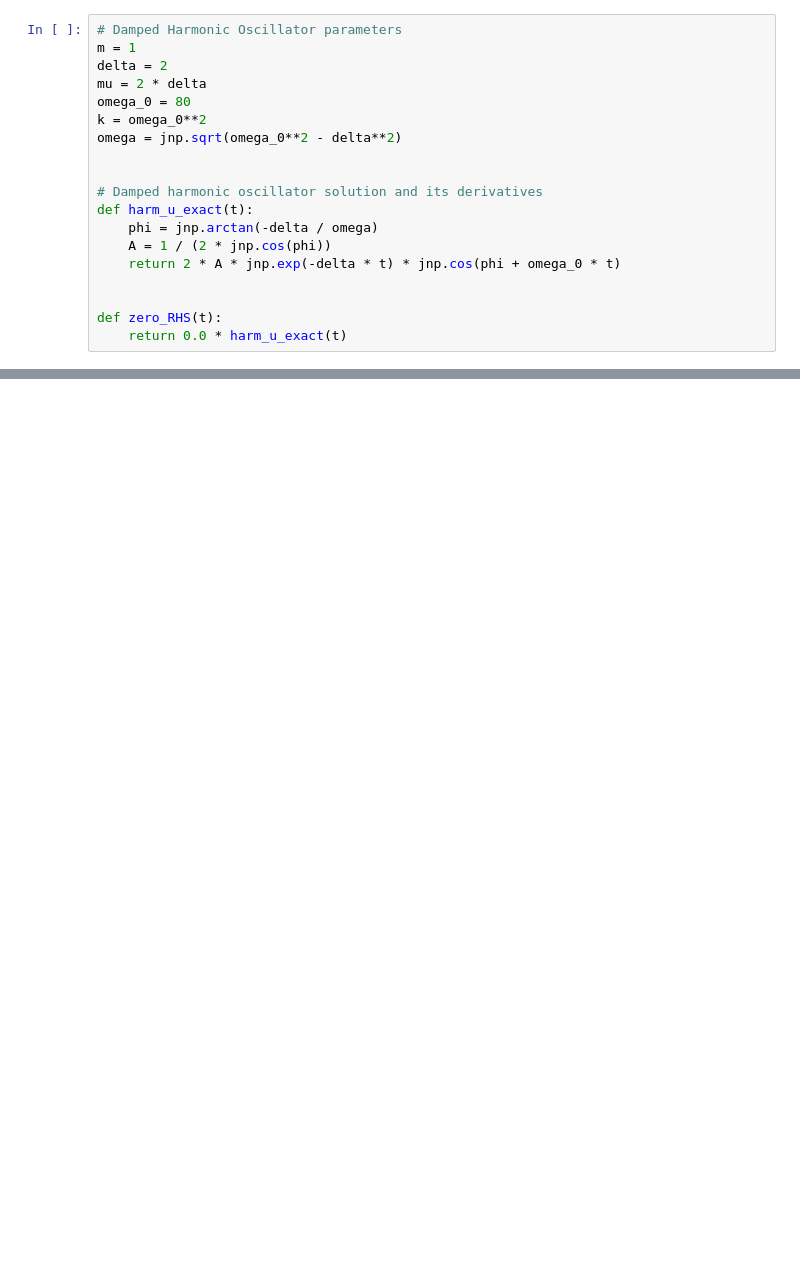
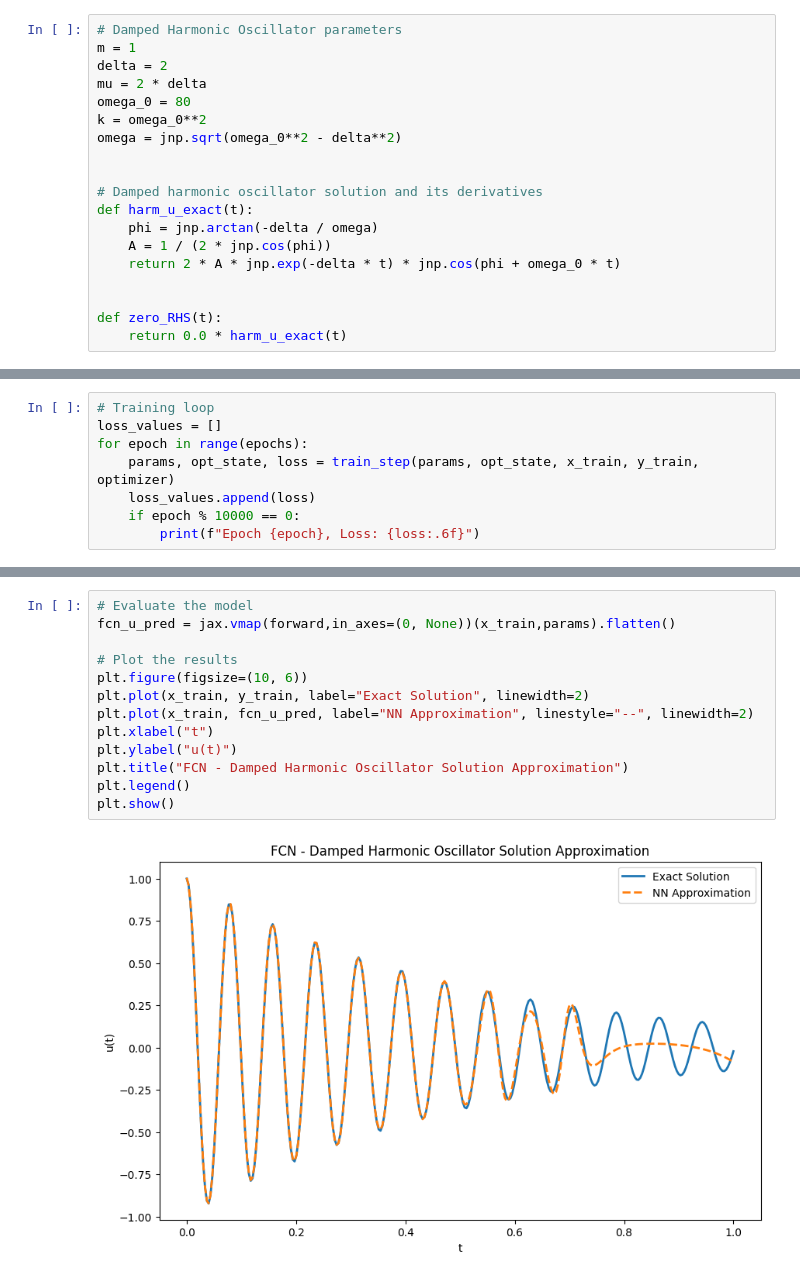
Before and after one commit to strathanderson/ELM-FBPINN, a Jupyter notebook: elmfbpinns/example/1D_harmonic_oscillator.ipynb, the cells around one changed output, grey strips where cells are left out. Cells and saved outputs as stored; diff of their text form; blank space fills up the shorter version.

Commit message:
Updated with basis training

```diff
--- a/elmfbpinns/example/1D_harmonic_oscillator.ipynb
+++ b/elmfbpinns/example/1D_harmonic_oscillator.ipynb
@@ -145,0 +153,8 @@ Array([[-1.8654226e+01, -1.6559146e-01,  1.3264614e-01,  3.3505218e+00,
+# %%
+# Training loop
+loss_values = []
+for epoch in range(epochs):
+    params, opt_state, loss = train_step(params, opt_state, x_train, y_train, optimizer)
+    loss_values.append(loss)
+    if epoch % 10000 == 0:
+        print(f"Epoch {epoch}, Loss: {loss:.6f}")
@@ -145,0 +167,15 @@ Array([[-1.8654226e+01, -1.6559146e-01,  1.3264614e-01,  3.3505218e+00,
+# %%
+# Evaluate the model
+fcn_u_pred = jax.vmap(forward,in_axes=(0, None))(x_train,params).flatten()
+
+# Plot the results
+plt.figure(figsize=(10, 6))
+plt.plot(x_train, y_train, label="Exact Solution", linewidth=2)
+plt.plot(x_train, fcn_u_pred, label="NN Approximation", linestyle="--", linewidth=2)
+plt.xlabel("t")
+plt.ylabel("u(t)")
+plt.title("FCN - Damped Harmonic Oscillator Solution Approximation")
+plt.legend()
+plt.show()
+# %% [output]
+[figure, added]
```
Also changed, not shown: parts of 18 cells of this notebook, 11 other files.
